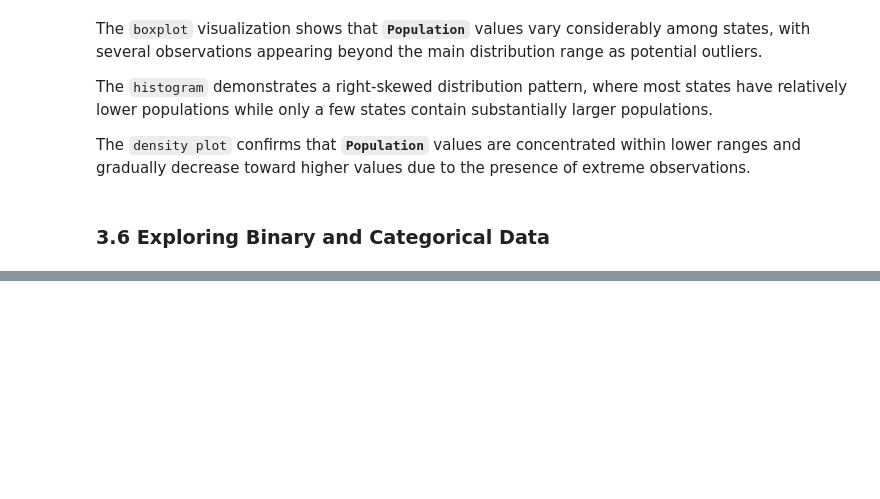
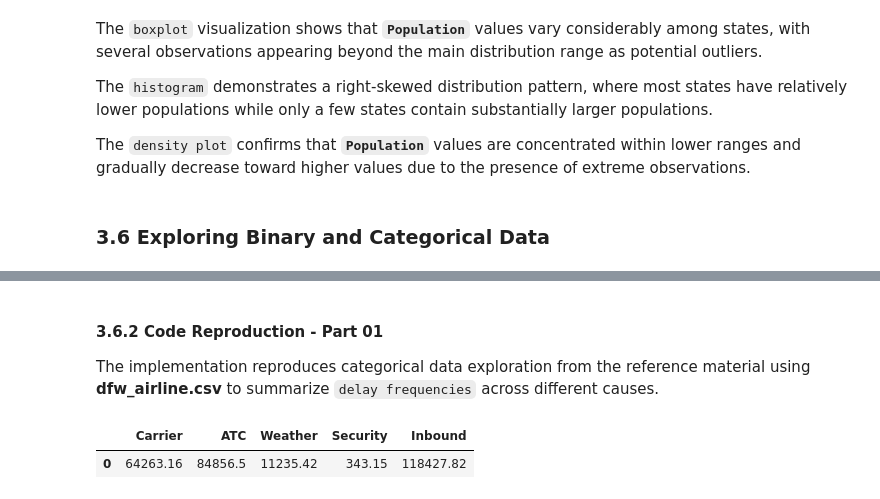
Before and after one commit to kinanpta/Practical-Statistics-for-Data-Scientists, a Jupyter notebook: Chapter01_Exploratory_Data_Analysis.ipynb, the cells around one changed output, grey strips where cells are left out. Cells and saved outputs as stored; diff of their text form; code cells hidden in the pictures; blank space fills up the shorter version.

```diff
--- a/Chapter01_Exploratory_Data_Analysis.ipynb
+++ b/Chapter01_Exploratory_Data_Analysis.ipynb
@@ -472,0 +508,10 @@ The `density plot` confirms that **`Population`** values are concentrated within
+# %% [markdown]
+#### 3.6.2 Code Reproduction - Part 01
+
+The implementation reproduces categorical data exploration from the reference material using **dfw_airline.csv** to summarize `delay frequencies` across different causes.
+# %%
+dfw = pd.read_csv("datasets/dfw_airline.csv")
+dfw
+# %% [output]
+|  | Carrier | ATC | Weather | Security | Inbound |
+| 0 | 64263.16 | 84856.5 | 11235.42 | 343.15 | 118427.82 |
```
Also changed, not shown: parts of 9 cells of this notebook.
